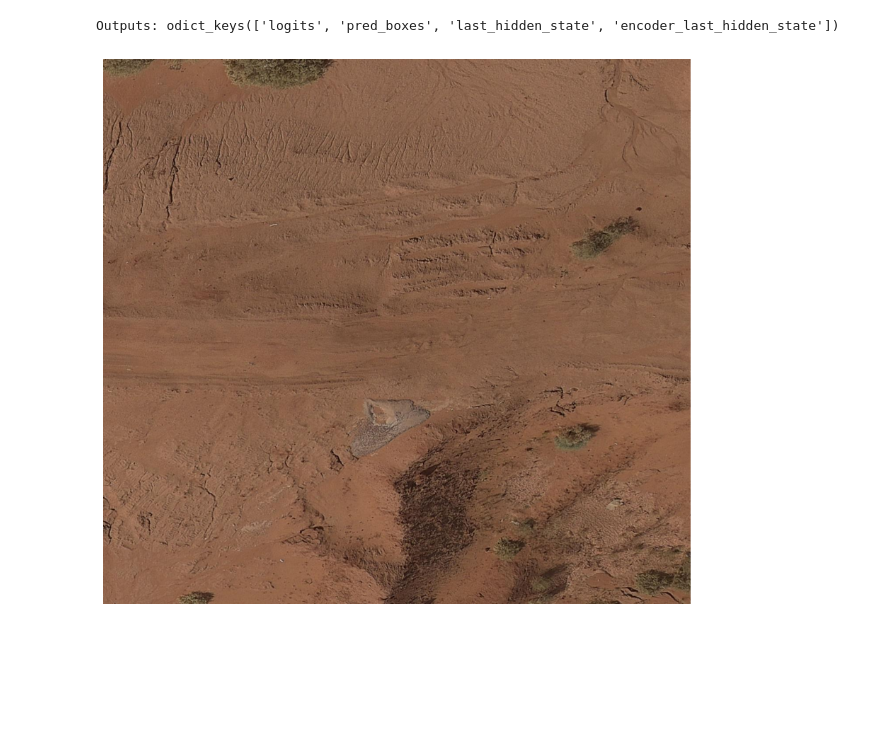
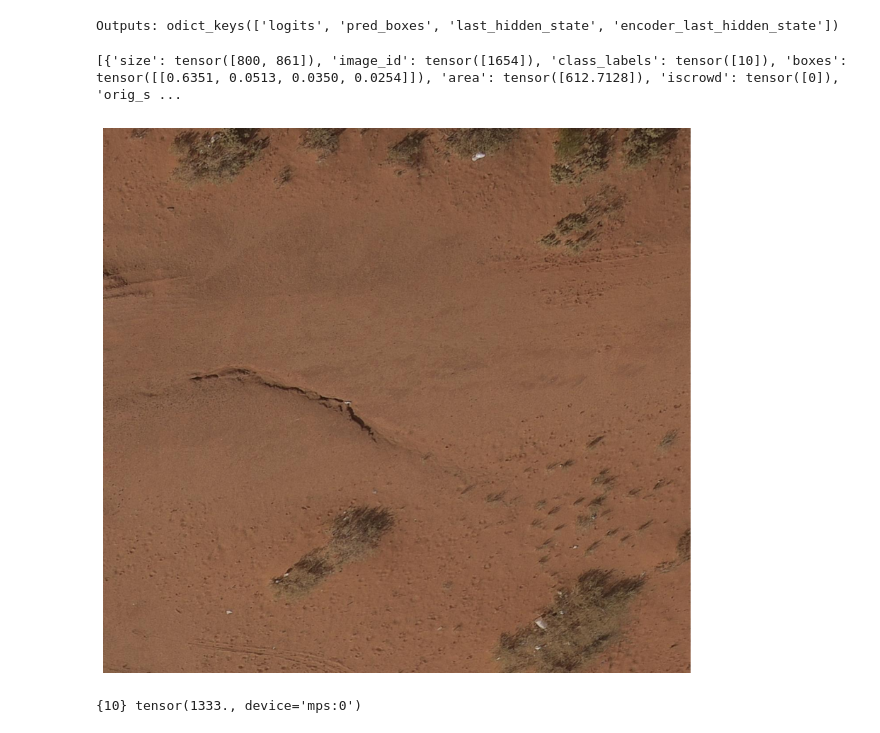
Before and after one commit to mingyang91/detr-playground, a Jupyter notebook: detr.ipynb, the cells around one changed output. Drawn from its saved outputs; the diff is of its cells as text; code cells hidden in the pictures; blank space fills up the shorter version.

```diff
--- a/detr.ipynb
+++ b/detr.ipynb
@@ -325,7 +326,7 @@ The tensorboard extension is already loaded. To reload it, use:
 Reusing TensorBoard on port 6006 (pid 69958), started 19:46:25 ago. (Use '!kill 69958' to kill it.)
 [interactive output not drawn]
 # %%
-model = Detr(lr=1e-6, lr_backbone=1e-5, weight_decay=1e-4)
+model = Detr(lr=1e-5, lr_backbone=1e-6, weight_decay=1e-5)
 
 outputs = model(pixel_values=batch['pixel_values'], pixel_mask=batch['pixel_mask'])
 # %% [output]
@@ -360,3 +360,17 @@ HPU available: False, using: 0 HPUs
+# %%
+from transformers import DetrImageProcessor, DetrForObjectDetection
+import torch
+
+repo_name = "mingyang91/detr-finetuned-all-in-one"
+
+model.model.push_to_hub(repo_name)
+processor.push_to_hub(repo_name)
+
+
+model = DetrForObjectDetection.from_pretrained(repo_name, id2label=id2label)
+device = torch.device("mps") # torch.device("cuda" if torch.cuda.is_available() else "cpu")
+model.to(device)
+processor = DetrImageProcessor.from_pretrained(repo_name)
 # %%
 from train import Detr
 model = Detr.load_from_checkpoint("lightning_logs/version_23/checkpoints/epoch=23-step=300.ckpt")
@@ -386,8 +400,9 @@ DetrImageProcessor {
   }
 }
 # %%
+model.to(device)
 #We can use the image_id in target to know which image it is
-pixel_values, target = val_dataset[333]
+pixel_values, target = val_dataset[55]
 # %%
 pixel_values = pixel_values.unsqueeze(0).to(device)
 print(pixel_values.shape)
@@ -412,50 +427,65 @@ def plot_results(pil_img, scores, labels, boxes):
     plt.imshow(pil_img)
     ax = plt.gca()
     colors = COLORS * 100
-    for score, label, (xmin, ymin, xmax, ymax),c  in zip(scores.tolist(), labels.tolist(), boxes.tolist(), colors):
+    for score, label, (xmin, ymin, xmax, ymax), c in zip(scores.tolist(), labels.tolist(), boxes.tolist(), colors):
         ax.add_patch(plt.Rectangle((xmin, ymin), xmax - xmin, ymax - ymin,
                                    fill=False, color=c, linewidth=3))
-        text = f'{model.config.id2label[label]}: {score:0.2f}'
+        text = f'{id2label[label]}: {score:0.2f}'
         ax.text(xmin, ymin, text, fontsize=15,
                 bbox=dict(facecolor='yellow', alpha=0.5))
     plt.axis('off')
     plt.show()
+# %%
+target
+# %% [output]
+[{'size': tensor([800, 861]), 'image_id': tensor([1654]), 'class_labels': tensor([10]), 'boxes': tensor([[0.6351, 0.0513, 0.0350, 0.0254]]), 'area': tensor([612.7128]), 'iscrowd': tensor([0]), 'orig_s ...
 # %%
 # load image based on ID
-image_id = target['image_id'].item()
+image_id = target[0]['image_id'].item()
 image = coco.coco.loadImgs(image_id)[0]
 image = Image.open(image['file_name'])
 
 # postprocess model outputs
 width, height = image.size
 postprocessed_outputs = processor.post_process_object_detection(outputs,
                                                                 target_sizes=[(height, width)],
-                                                                threshold=0.9)
+                                                                threshold=0.09)
 results = postprocessed_outputs[0]
 plot_results(image, results['scores'], results['labels'], results['boxes'])
 # %% [output]
-[figure, old version]
+[figure, new version]
 # %%
+all_labels = set()
+max_score = 0
+
+
 def check(index: int) -> bool:
+	global max_score
 	pixel_values, target = val_dataset[index]
 	pixel_values = pixel_values.unsqueeze(0).to(device)
 	with torch.no_grad():
   	# forward pass to get class logits and bounding boxes
 		outputs = model(pixel_values=pixel_values, pixel_mask=None)
 	# load image based on ID
-	image_id = target['image_id'].item()
+	image_id = target[0]['image_id'].item()
 	image = coco.coco.loadImgs(image_id)[0]
 	image = Image.open(image['file_name'])
+	gt_labels = coco.coco.loadAnns(image_id)
 
 	# postprocess model outputs
 	width, height = image.size
 	postprocessed_outputs = processor.post_process_object_detection(outputs,
 																																	target_sizes=[(height, width)],
-																																	threshold=0.9)
+																																	threshold=0.085)
 	results = postprocessed_outputs[0]
-	return len(results['boxes']) > 0
+	all_labels.update(results["labels"].tolist())
+	max_score = max(max_score, results["scores"].max())
+	# return plot_results(image, results['scores'], results['labels'], results['boxes'])
+
 
 for i in range(len(val_dataset)):
-	if check(i):
-		print(i)
-		break
+	check(i)
+
+print(all_labels, max_score)
+# %% [output]
+{10} tensor(1333., device='mps:0')
```
Also changed, not shown: parts of 10 cells of this notebook, 2 other files.
